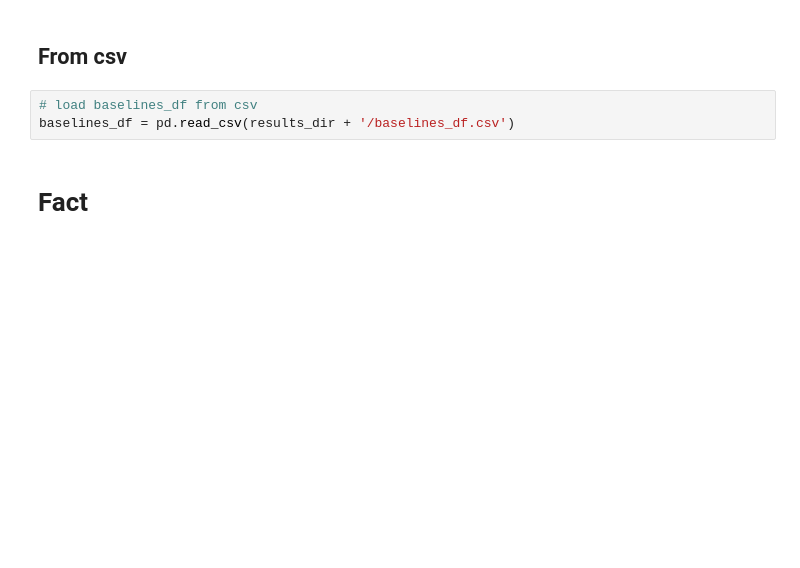
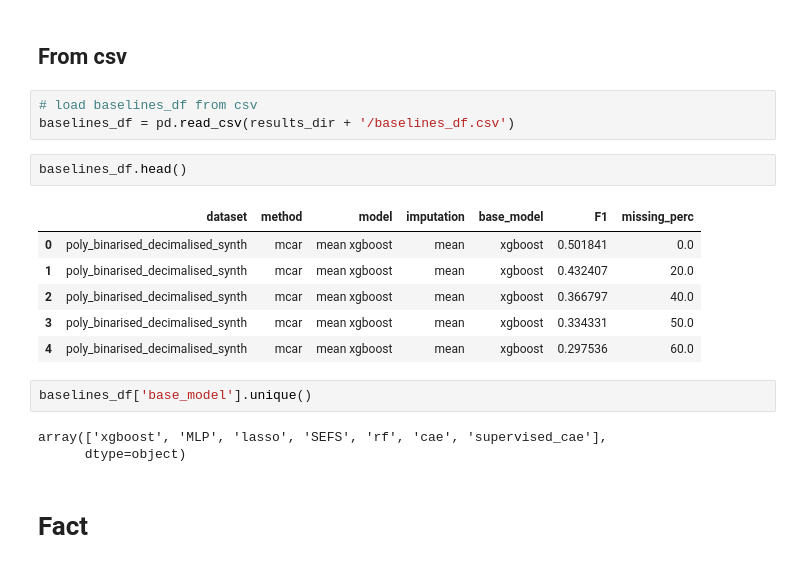
Before and after one commit to evanrex/feature-wise-active-adaptation, a Jupyter notebook: compute_results/final_results/evaluate_imputation_analysis.ipynb, the cells around one changed output. Cells and saved outputs as stored; diff of their text form; blank space fills up the shorter version.

```diff
--- a/compute_results/final_results/evaluate_imputation_analysis.ipynb
+++ b/compute_results/final_results/evaluate_imputation_analysis.ipynb
@@ -558,6 +558,20 @@ baselines_df.to_csv(results_dir + '/baselines_df.csv', index=False)
 # %%
 # load baselines_df from csv
 baselines_df = pd.read_csv(results_dir + '/baselines_df.csv')
+# %%
+baselines_df.head()
+# %% [output]
+|  | dataset | method | model | imputation | base_model | F1 | missing_perc |
+| 0 | poly_binarised_decimalised_synth | mcar | mean xgboost | mean | xgboost | 0.501841 | 0.0 |
+| 1 | poly_binarised_decimalised_synth | mcar | mean xgboost | mean | xgboost | 0.432407 | 20.0 |
+| 2 | poly_binarised_decimalised_synth | mcar | mean xgboost | mean | xgboost | 0.366797 | 40.0 |
+| 3 | poly_binarised_decimalised_synth | mcar | mean xgboost | mean | xgboost | 0.334331 | 50.0 |
+| 4 | poly_binarised_decimalised_synth | mcar | mean xgboost | mean | xgboost | 0.297536 | 60.0 |
+# %%
+baselines_df['base_model'].unique()
+# %% [output]
+array(['xgboost', 'MLP', 'lasso', 'SEFS', 'rf', 'cae', 'supervised_cae'],
+      dtype=object)
 # %% [markdown]
 # Fact
 # %% [markdown]
```
Also changed, not shown: parts of 5 cells of this notebook, 2 other files.
